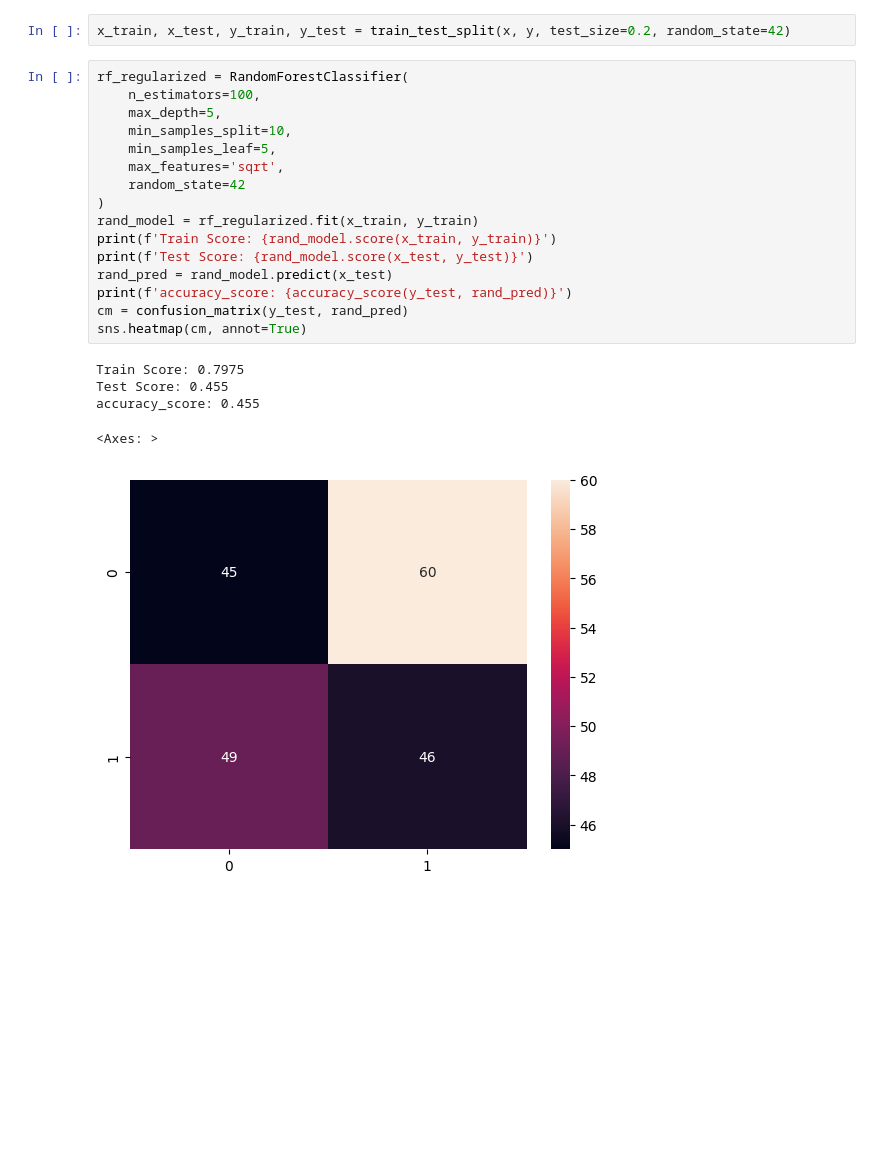
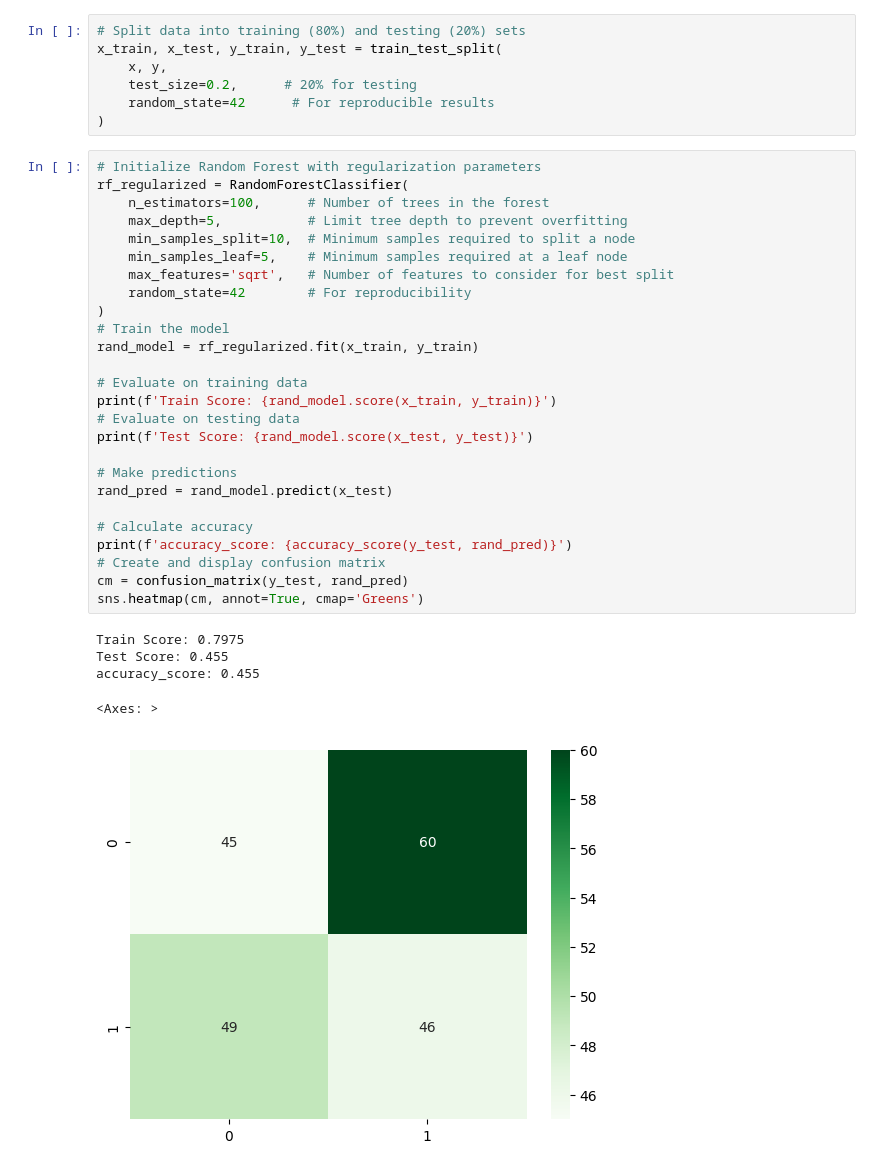
Before and after one commit to Md-Maruf-1727/health-dataset-cleaning, a Jupyter notebook: notebook/03_a_simple_model.ipynb, the cells around one changed output. Cells and saved outputs as stored; diff of their text form; blank space fills up the shorter version.

```diff
--- a/notebook/03_a_simple_model.ipynb
+++ b/notebook/03_a_simple_model.ipynb
@@ -25,24 +48,39 @@ y = df[['Illness']]
 # %%
-x_train, x_test, y_train, y_test = train_test_split(x, y, test_size=0.2, random_state=42)
+# Split data into training (80%) and testing (20%) sets
+x_train, x_test, y_train, y_test = train_test_split(
+    x, y,
+    test_size=0.2,      # 20% for testing
+    random_state=42      # For reproducible results
+)
 # %%
+# Initialize Random Forest with regularization parameters
 rf_regularized = RandomForestClassifier(
-    n_estimators=100,
-    max_depth=5,
-    min_samples_split=10,
-    min_samples_leaf=5,
-    max_features='sqrt',
-    random_state=42
+    n_estimators=100,      # Number of trees in the forest
+    max_depth=5,           # Limit tree depth to prevent overfitting
+    min_samples_split=10,  # Minimum samples required to split a node
+    min_samples_leaf=5,    # Minimum samples required at a leaf node
+    max_features='sqrt',   # Number of features to consider for best split
+    random_state=42        # For reproducibility
 )
+# Train the model
 rand_model = rf_regularized.fit(x_train, y_train)
+
+# Evaluate on training data
 print(f'Train Score: {rand_model.score(x_train, y_train)}')
+# Evaluate on testing data
 print(f'Test Score: {rand_model.score(x_test, y_test)}')
+
+# Make predictions
 rand_pred = rand_model.predict(x_test)
+
+# Calculate accuracy
 print(f'accuracy_score: {accuracy_score(y_test, rand_pred)}')
+# Create and display confusion matrix
 cm = confusion_matrix(y_test, rand_pred)
-sns.heatmap(cm, annot=True)
+sns.heatmap(cm, annot=True, cmap='Greens')
 # %% [output]
 Train Score: 0.7975
 Test Score: 0.455
 accuracy_score: 0.455
 <Axes: >
-[figure, old version]
+[figure, new version]
```
Also changed, not shown: parts of 21 cells of this notebook.
